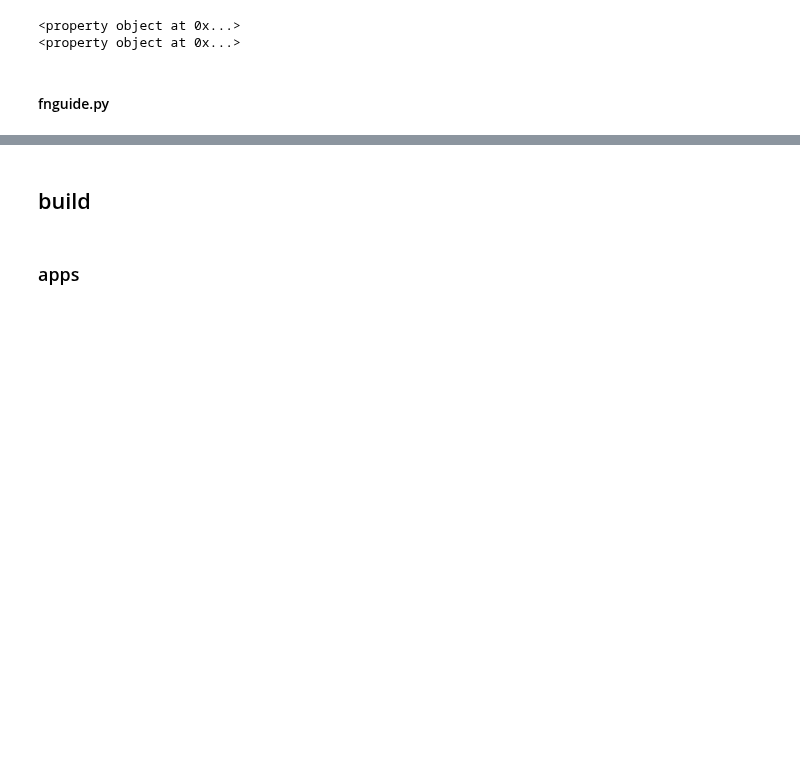
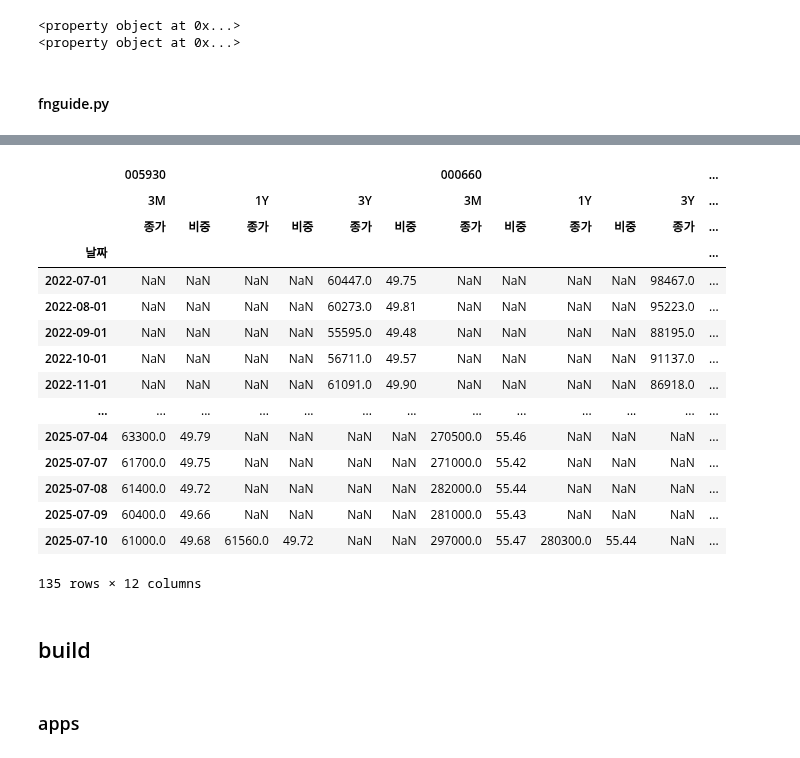
Before and after one commit to labwons/pages, a Jupyter notebook: src/dev.ipynb, the cells around one changed output, grey strips where cells are left out. Cells and saved outputs as stored; diff of their text form; code cells hidden in the pictures; blank space fills up the shorter version.

```diff
--- a/src/dev.ipynb
+++ b/src/dev.ipynb
@@ -166,7 +168,7 @@ from pandas import isna
 from typing import Union
 
 
-def krw2currency(krw: int, limit:str='') -> Union[str, float]:
+def krw2currency(krw: int, limit:str='억') -> Union[str, float]:
     """
     KRW (원화) 입력 시 화폐 표기 법으로 변환(자동 계산)
     @krw 단위는 원 일 것
@@ -175,17 +177,25 @@ def krw2currency(krw: int, limit:str='') -> Union[str, float]:
         return nan
     if krw >= 1e+12:
         krw /= 1e+8
-        return f'{int(krw // 10000)}조 {int(krw % 10000)}억'
+        currency = f'{int(krw // 10000)}조'
+        if int(krw % 10000):
+            currency += f' {int(krw % 10000)}억'
+        return currency
     if krw >= 1e+8:
         krw /= 1e+4
+        currency = f'{int(krw // 10000)}억'
         if limit == '억':
-            return f'{int(krw // 10000)}억'
-        return f'{int(krw // 10000)}억 {int(krw % 10000)}만'
+            return currency
+        if int(krw % 10000):
+            currency += f' {int(krw % 10000)}만'
+        return currency
     return f'{int(krw // 10000)}만'
 
 def str2num(src: str) -> int or float:
     if isinstance(src, float):
         return src
+    if src is None:
+        return nan
     src = "".join([char for char in src if char.isdigit() or char == "."])
     if not src or src == ".":
         return nan
@@ -1174,20 +795,0 @@ fs.annual
-# %%
-# 별도: 033100, 058470
-# 연결: 005930, 000660, 005380, 316140
-# Columns:
-# ['매출액(억원)', '영업이익(억원)', '영업이익(발표기준)', '당기순이익(억원)', '  지배주주순이익(억원)',
-#  '비지배주주순이익(억원)', '자산총계(억원)', '부채총계(억원)', '자본총계(억원)', '  지배주주지분(억원)',
-#  '비지배주주지분(억원)', '자본금(억원)', '부채비율(%)', '유보율(%)', '영업이익률(%)',
-#  '지배주주순이익률(%)', 'ROA(%)', 'ROE(%)', 'EPS(원)', 'BPS(원)', 'DPS(원)',
-#  'PER(배)', 'PBR(배)', '발행주식수(천주)', '배당수익률(%)']
-xml = MarketSpec.fetchXml('316140', debug=False)
-# xml
-ovv = MarketSpec.fetchOverview(xml)
-a, q = MarketSpec.fetchStatement(xml)
-Aa, Qq = MarketSpec.customizeStatement(a), MarketSpec.customizeStatement(q)
-
-# ovv
-# a
-q
-# Aa
-# Qq
@@ -2257,3 +1944,22 @@ if __name__ == "__main__":
+# %%
+cache.foreignRate
+# %% [output]
+|  | 005930 |  |  |  |  |  | 000660 |  |  |  |  | ... |
+|  | 3M |  | 1Y |  | 3Y |  | 3M |  | 1Y |  | 3Y | ... |
+|  | 종가 | 비중 | 종가 | 비중 | 종가 | 비중 | 종가 | 비중 | 종가 | 비중 | 종가 | ... |
+| 날짜 |  |  |  |  |  |  |  |  |  |  |  | ... |
+| 2022-07-01 | NaN | NaN | NaN | NaN | 60447.0 | 49.75 | NaN | NaN | NaN | NaN | 98467.0 | ... |
+| 2022-08-01 | NaN | NaN | NaN | NaN | 60273.0 | 49.81 | NaN | NaN | NaN | NaN | 95223.0 | ... |
+| 2022-09-01 | NaN | NaN | NaN | NaN | 55595.0 | 49.48 | NaN | NaN | NaN | NaN | 88195.0 | ... |
+| 2022-10-01 | NaN | NaN | NaN | NaN | 56711.0 | 49.57 | NaN | NaN | NaN | NaN | 91137.0 | ... |
+| 2022-11-01 | NaN | NaN | NaN | NaN | 61091.0 | 49.90 | NaN | NaN | NaN | NaN | 86918.0 | ... |
+| ... | ... | ... | ... | ... | ... | ... | ... | ... | ... | ... | ... | ... |
+| 2025-07-04 | 63300.0 | 49.79 | NaN | NaN | NaN | NaN | 270500.0 | 55.46 | NaN | NaN | NaN | ... |
+| 2025-07-07 | 61700.0 | 49.75 | NaN | NaN | NaN | NaN | 271000.0 | 55.42 | NaN | NaN | NaN | ... |
+| 2025-07-08 | 61400.0 | 49.72 | NaN | NaN | NaN | NaN | 282000.0 | 55.44 | NaN | NaN | NaN | ... |
+| 2025-07-09 | 60400.0 | 49.66 | NaN | NaN | NaN | NaN | 281000.0 | 55.43 | NaN | NaN | NaN | ... |
+| 2025-07-10 | 61000.0 | 49.68 | 61560.0 | 49.72 | NaN | NaN | 297000.0 | 55.47 | 280300.0 | 55.44 | NaN | ... |
+135 rows × 12 columns
 # %% [markdown]
 ## build
 # %% [markdown]
```
Also changed, not shown: parts of 20 cells of this notebook.
